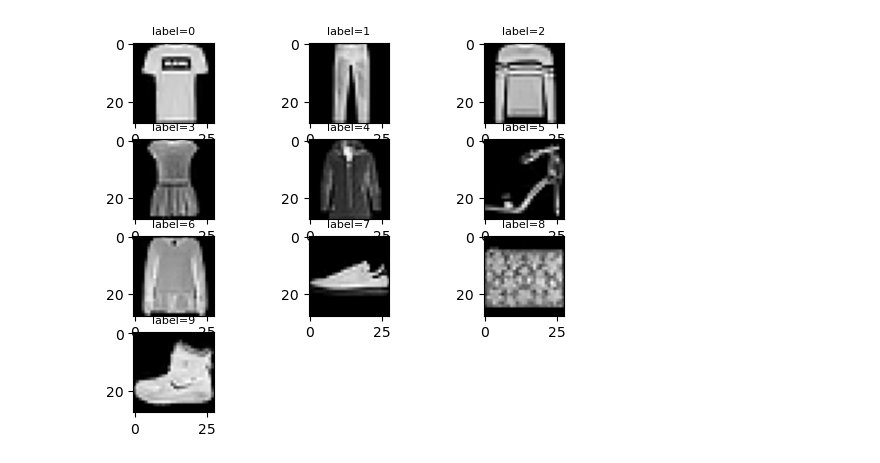
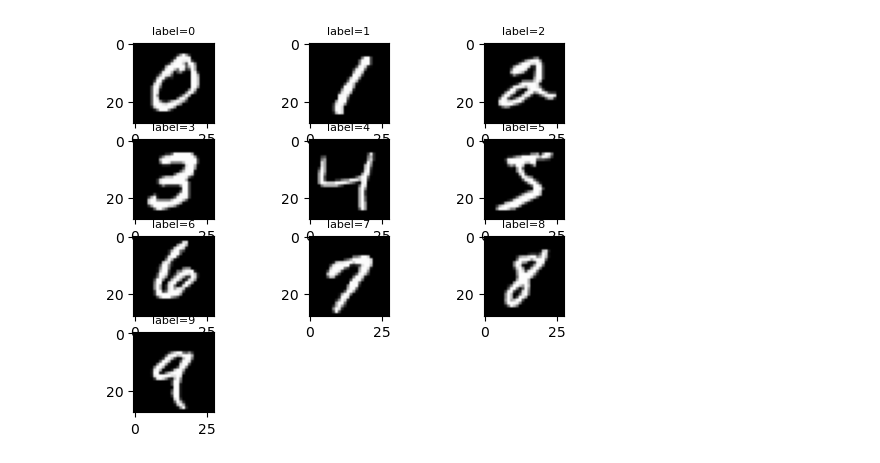
Before and after one commit to srikrishnan-b/DA6401, a Jupyter notebook: notebooks/train.ipynb, the cells around one changed output. Cells and saved outputs as stored; diff of their text form; code cells hidden in the pictures.

```diff
--- a/notebooks/train.ipynb
+++ b/notebooks/train.ipynb
@@ -34,3 +53,4 @@ wandb.init(
 # %%
-train, valid, test = load_fashion_mnist(sweep_config['batch_size'])
+# Loading the dataset
+train, valid, test = load_mnist(sweep_config['batch_size'])
 # %% [output]
@@ -37,2 +59,2 @@ train, valid, test = load_fashion_mnist(sweep_config['batch_size'])
-[figure, old version]
+[figure, new version]
 # %%
```
Also changed, not shown: parts of 5 cells of this notebook, 7 other files.
